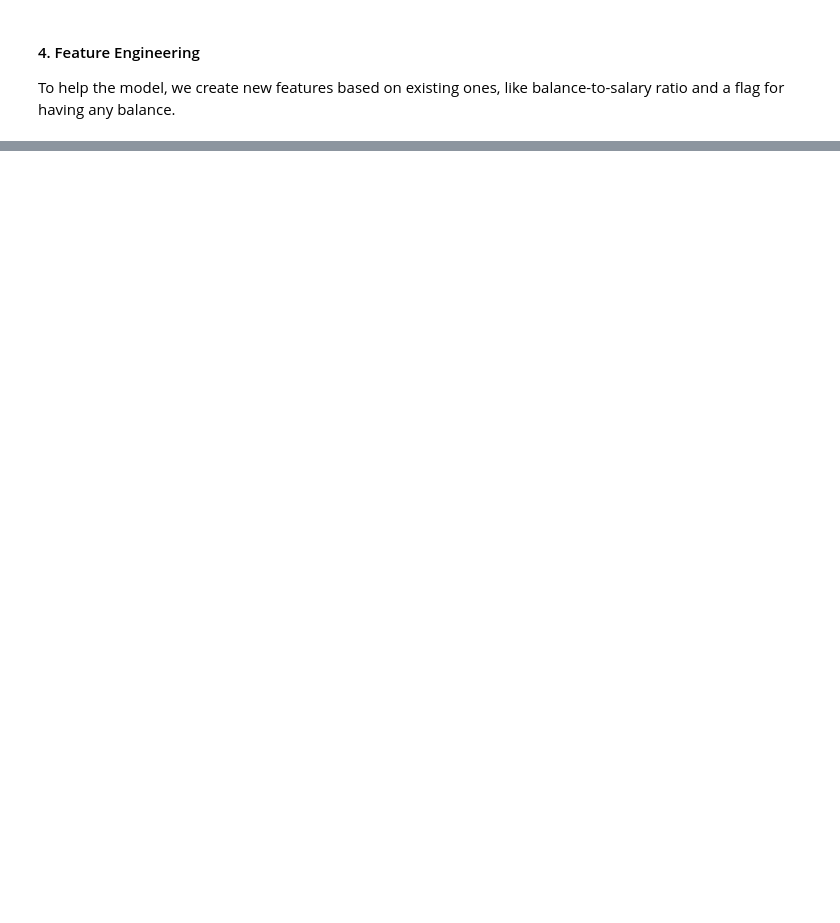
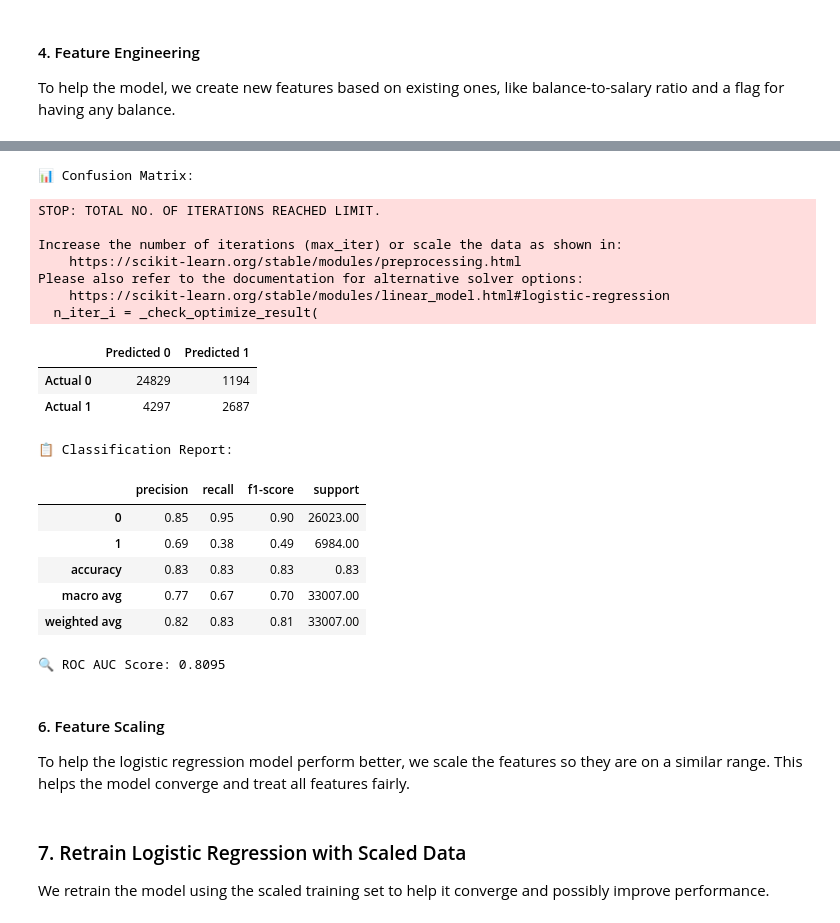
Before and after one commit to naomitogbe/kaggle-binary-classification, a Jupyter notebook: churn_modelling.ipynb, the cells around one changed output, grey strips where cells are left out. Drawn from its saved outputs; the diff is of its cells as text; code cells hidden in the pictures; blank space fills up the shorter version.

Commit message:
prettier output

```diff
--- a/churn_modelling.ipynb
+++ b/churn_modelling.ipynb
@@ -128,0 +134,65 @@ dtype: int64
+# %%
+from sklearn.linear_model import LogisticRegression
+from sklearn.model_selection import train_test_split
+from sklearn.metrics import classification_report, confusion_matrix, roc_auc_score
+import pandas as pd
+
+# Define features (X) and target (y)
+X = df_clean.drop("Exited", axis=1)
+y = df_clean["Exited"]
+
+# Split the data into train and test sets (80/20), stratified to maintain class balance
+X_train, X_test, y_train, y_test = train_test_split(
+    X, y, test_size=0.2, random_state=42, stratify=y
+)
+
+# Create and train the logistic regression model
+log_reg = LogisticRegression(max_iter=1000)
+log_reg.fit(X_train, y_train)
+
+# Make predictions
+y_pred = log_reg.predict(X_test)
+y_proba = log_reg.predict_proba(X_test)[:, 1]
+
+# Confusion Matrix
+conf_matrix = pd.DataFrame(
+    confusion_matrix(y_test, y_pred),
+    index=["Actual 0", "Actual 1"],
+    columns=["Predicted 0", "Predicted 1"]
+)
+print("Confusion Matrix:")
+display(conf_matrix)
+
+# Classification Report
+report = classification_report(y_test, y_pred, output_dict=True)
+report_df = pd.DataFrame(report).T
+print("\n Classification Report:")
+display(report_df.round(2))
+
+# ROC AUC Score
+roc_score = roc_auc_score(y_test, y_proba)
+print(f"\n ROC AUC Score: {roc_score:.4f}")
+# %% [output]
+📊 Confusion Matrix:
+STOP: TOTAL NO. OF ITERATIONS REACHED LIMIT.
+
+Increase the number of iterations (max_iter) or scale the data as shown in:
+    https://scikit-learn.org/stable/modules/preprocessing.html
+Please also refer to the documentation for alternative solver options:
+    https://scikit-learn.org/stable/modules/linear_model.html#logistic-regression
+  n_iter_i = _check_optimize_result(
+|  | Predicted 0 | Predicted 1 |
+| Actual 0 | 24829 | 1194 |
+| Actual 1 | 4297 | 2687 |
+📋 Classification Report:
+|  | precision | recall | f1-score | support |
+| 0 | 0.85 | 0.95 | 0.90 | 26023.00 |
+| 1 | 0.69 | 0.38 | 0.49 | 6984.00 |
+| accuracy | 0.83 | 0.83 | 0.83 | 0.83 |
+| macro avg | 0.77 | 0.67 | 0.70 | 33007.00 |
+| weighted avg | 0.82 | 0.83 | 0.81 | 33007.00 |
+🔍 ROC AUC Score: 0.8095
+# %% [markdown]
+#### 6. Feature Scaling
+
+To help the logistic regression model perform better, we scale the features so they are on a similar range. This helps the model converge and treat all features fairly.
@@ -128,0 +208,4 @@ dtype: int64
+# %% [markdown]
+### 7. Retrain Logistic Regression with Scaled Data
+
+We retrain the model using the scaled training set to help it converge and possibly improve performance.
```
Also changed, not shown: parts of 13 cells of this notebook.
